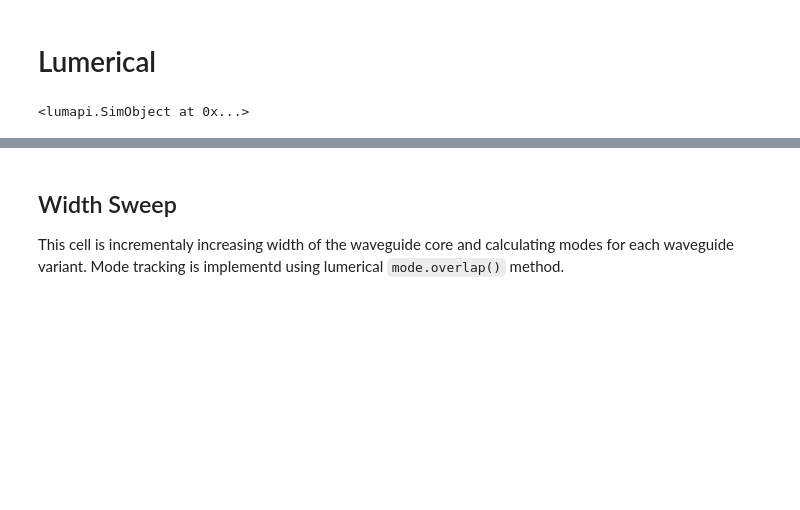
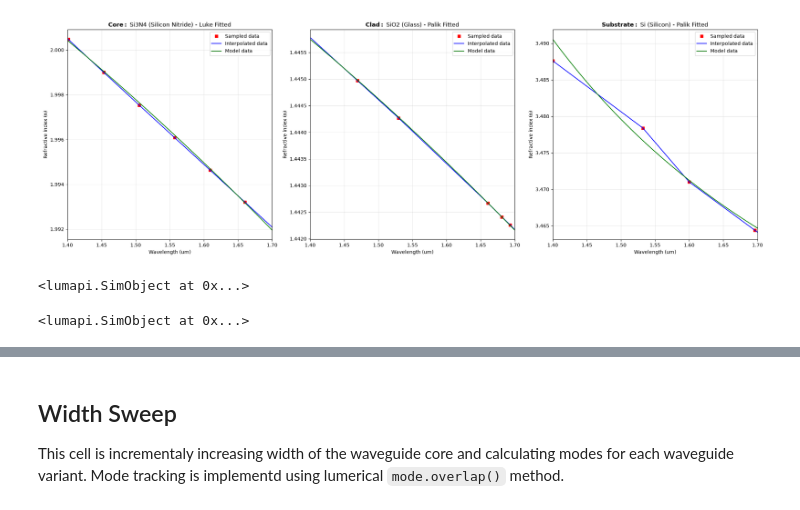
Before and after one commit to Jatsekku/photoNix, a Jupyter notebook: workspace/examples/lumerical/jupyter/stripWaveguide_widthSweep.ipynb, the cells around one changed output, grey strips where cells are left out. Saved outputs shown, nothing was run; the diff lists cells and outputs as text; code cells hidden in the pictures; blank space fills up the shorter version.

```diff
--- a/workspace/examples/lumerical/jupyter/stripWaveguide_widthSweep.ipynb
+++ b/workspace/examples/lumerical/jupyter/stripWaveguide_widthSweep.ipynb
@@ -5,7 +28,8 @@
 # %%
 # Constants
+
 um = 1e-6
 nm = 1e-9
-c = 299792458
+C = 299792458
 # %% [markdown]
 # Simulation input
@@ -32,2 +74,0 @@ frequency_center = c / wavelength_center
-# %% [markdown]
-# Lumerical
@@ -34 +109,46 @@ frequency_center = c / wavelength_center
+# %%
+def plot_material(material, ax):
+    ax.set_title(material)
+
+    wvl_min = mode_solver.getmaterial(material, "wavelength min")
+    wvl_max = mode_solver.getmaterial(material, "wavelength max")
+
+    mat_permitivity_samples = mode_solver.getmaterial(material, "sampled data")
+
+    f1 = mat_permitivity_samples[:, 0]
+    mat_n_interpolated = mode_solver.getindex(material, f1).squeeze()
+    mat_n_interpolated = np.column_stack((f1, mat_n_interpolated))
+
+    f2 = C / np.linspace(wvl_min, wvl_max, 100)
+    fmin = np.min(f2)
+    fmax = np.max(f2)
+    mat_n_model = mode_solver.getmodeindex(material, f2, 1, 1, 0, fmin, fmax);
+    mat_n_model = np.column_stack((f2, mat_n_model))
+
+    px.plot_material_n(
+        mat_permitivity_samples,
+        mat_n_interpolated,
+        mat_n_model=mat_n_model,
+        wavelength_min=wvl_min, wavelength_max=wvl_max,
+        ax=ax
+    )
+
+fig, (ax1, ax2, ax3) = plt.subplots(1, 3, figsize=(21, 7))
+
+# Core
+plot_material(core_material, ax1)
+ax1.set_title(f"$\\bf{{Core:}}$ {core_material}")
+
+# Clad
+plot_material(clad_material, ax2)
+ax2.set_title(f"$\\bf{{Clad:}}$ {clad_material}")
+
+# Substrate
+plot_material(substrate_material, ax3)
+ax3.set_title(f"$\\bf{{Substrate:}}$ {substrate_material}")
+
+fig.tight_layout()
+plt.show()
+# %% [output]
+[figure, added]
 # %%
@@ -76,2 +186,25 @@ mode.addmesh(
 # %% [output]
 <lumapi.SimObject at 0x...>
+# %%
+# Simulation setup
+
+mode_solver.addfde(
+    solver_type="2D Y Normal",
+    x=0, x_span = initial_fde_width,
+    y=0,
+    z=0, z_span = initial_fde_height,
+    number_of_trial_modes=4,
+    wavelength=wavelength_center,
+)
+
+# Mesh override
+mode_solver.addmesh(
+    set_maximum_mesh_step=True,
+    override_x_mesh=True, dx=10*nm,
+    override_y_mesh=True, dy=10*nm,
+    override_z_mesh=True, dz=10*nm,
+    based_on_a_structure=True,
+    structure="core",
+)
+# %% [output]
+<lumapi.SimObject at 0x...>
```
Also changed, not shown: parts of 20 cells of this notebook, 1 other file.
